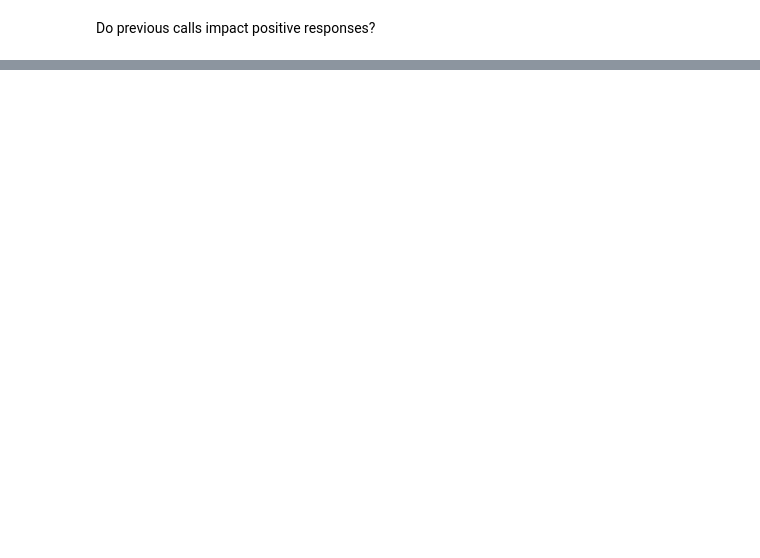
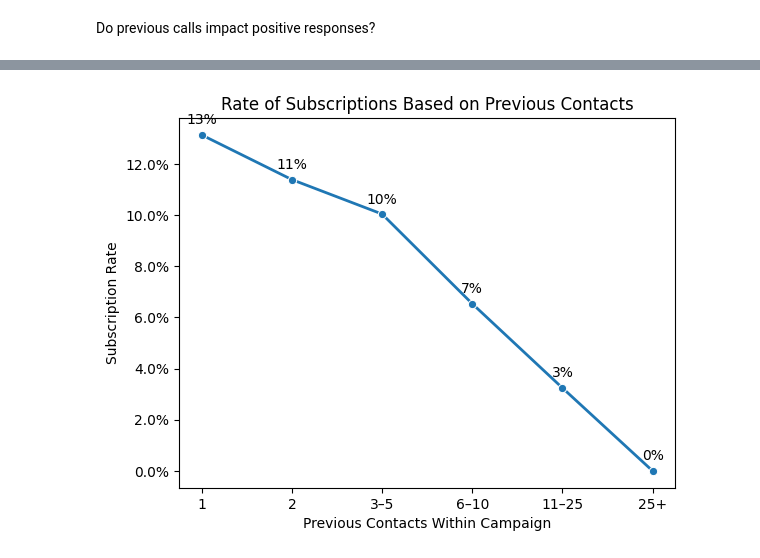
Before and after one commit to jennarandall785/Portfolio, a Jupyter notebook: notebooks/campaign.ipynb, the cells around one changed output, grey strips where cells are left out. Drawn from its saved outputs; the diff is of its cells as text; code cells hidden in the pictures; blank space fills up the shorter version.

```diff
--- a/notebooks/campaign.ipynb
+++ b/notebooks/campaign.ipynb
@@ -69,3 +68,7 @@ campaign_previous = campaign[
+# %%
+bins = [0, 1, 2, 5, 10, 25, float("inf")]
+labels = ["1", "2", "3–5", "6–10", "11–25", "25+"]
+
+campaign["campaign_bin"] = pd.cut(campaign["campaign"], bins=bins, labels=labels)
 # %%
-response_rate= (campaign_previous.groupby("previous")["yes_percent"].mean().reset_index())
-campaign["previous"].value_counts()
+rate_bin = (campaign.groupby("campaign_bin")["yes_percent"].mean().reset_index())
@@ -88,0 +87,13 @@ sns.lineplot (data= response_rate, x = "previous", y = "yes_percent")
+# %%
+ax =sns.lineplot (data= rate_bin, x = "campaign_bin", y = "yes_percent", marker = "o", linewidth = 2)
+plt.title("Rate of Subscriptions Based on Previous Contacts")
+plt.ylabel("Subscription Rate")
+plt.xlabel("Previous Contacts Within Campaign")
+plt.gca().yaxis.set_major_formatter(mtick.PercentFormatter(1.0))
+
+x_positions = range(len(rate_bin["campaign_bin"]))
+
+for x_pos, y in zip(x_positions, rate_bin["yes_percent"]):
+    ax.text(x_pos, y+0.003, f"{y:.0%}", ha="center", va="bottom")
+# %% [output]
+[figure, added]
```
Also changed, not shown: parts of 7 cells of this notebook.
